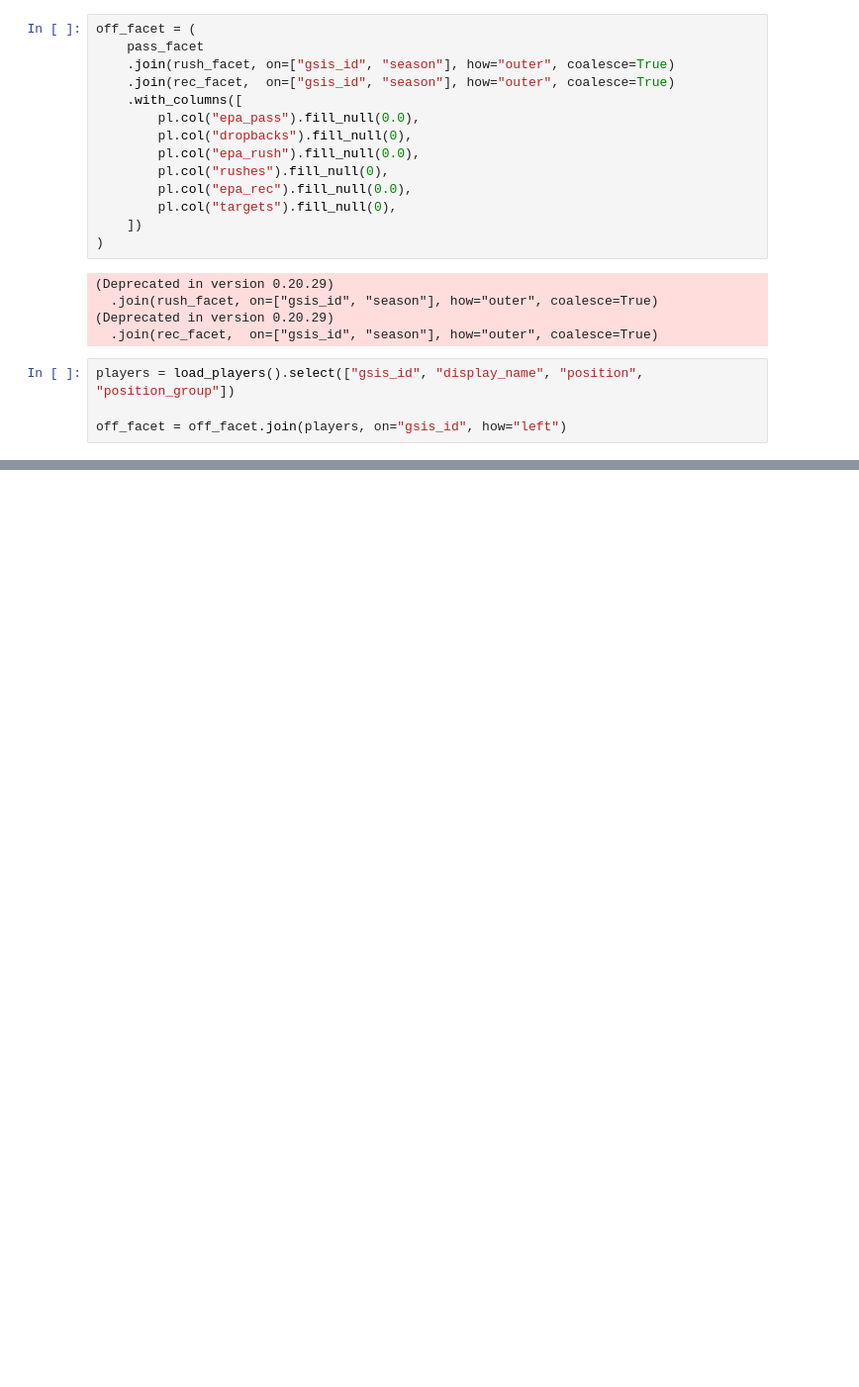
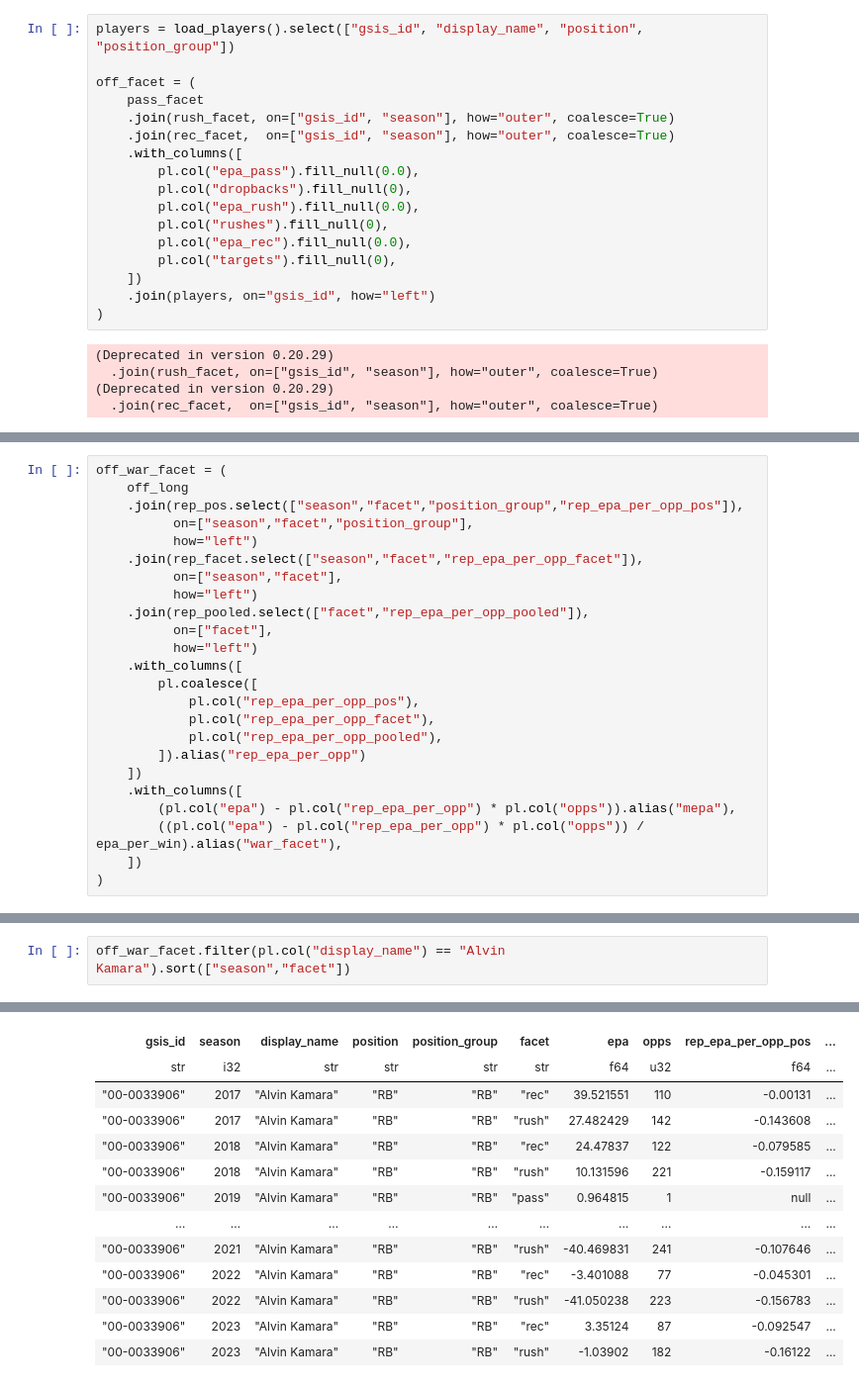
Before and after one commit to ShinThomas/utility-player-value, a Jupyter notebook: notebooks/04_nfl_war.ipynb, the cells around one changed output, grey strips where cells are left out. Shown at 99% size. Cells and saved outputs as stored; diff of their text form; blank space fills up the shorter version.

```diff
--- a/notebooks/04_nfl_war.ipynb
+++ b/notebooks/04_nfl_war.ipynb
@@ -51,6 +51,8 @@ rec_facet = (
 (Deprecated in version 0.20.5)
   pl.count().alias("targets")
 # %%
+players = load_players().select(["gsis_id", "display_name", "position", "position_group"])
+
 off_facet = (
     pass_facet
     .join(rush_facet, on=["gsis_id", "season"], how="outer", coalesce=True)
@@ -63,13 +65,10 @@ off_facet = (
         pl.col("epa_rec").fill_null(0.0),
         pl.col("targets").fill_null(0),
     ])
+    .join(players, on="gsis_id", how="left")
 )
 # %% [output]
 (Deprecated in version 0.20.29)
   .join(rush_facet, on=["gsis_id", "season"], how="outer", coalesce=True)
 (Deprecated in version 0.20.29)
   .join(rec_facet,  on=["gsis_id", "season"], how="outer", coalesce=True)
-# %%
-players = load_players().select(["gsis_id", "display_name", "position", "position_group"])
-
-off_facet = off_facet.join(players, on="gsis_id", how="left")
@@ -104,0 +195,24 @@ off_long = (
+# %%
+off_war_facet = (
+    off_long
+    .join(rep_pos.select(["season","facet","position_group","rep_epa_per_opp_pos"]),
+          on=["season","facet","position_group"],
+          how="left")
+    .join(rep_facet.select(["season","facet","rep_epa_per_opp_facet"]),
+          on=["season","facet"],
+          how="left")
+    .join(rep_pooled.select(["facet","rep_epa_per_opp_pooled"]),
+          on=["facet"],
+          how="left")
+    .with_columns([
+        pl.coalesce([
+            pl.col("rep_epa_per_opp_pos"),
+            pl.col("rep_epa_per_opp_facet"),
+            pl.col("rep_epa_per_opp_pooled"),
+        ]).alias("rep_epa_per_opp")
+    ])
+    .with_columns([
+        (pl.col("epa") - pl.col("rep_epa_per_opp") * pl.col("opps")).alias("mepa"),
+        ((pl.col("epa") - pl.col("rep_epa_per_opp") * pl.col("opps")) / epa_per_win).alias("war_facet"),
+    ])
+)
@@ -104,0 +300,3 @@ off_long = (
+# %%
+off_war_facet.filter(pl.col("display_name") == "Alvin Kamara").sort(["season","facet"])
+# %% [output]
@@ -104,0 +304,13 @@ off_long = (
+| gsis_id | season | display_name | position | position_group | facet | epa | opps | rep_epa_per_opp_pos | ... |
+| str | i32 | str | str | str | str | f64 | u32 | f64 | ... |
+| "00-0033906" | 2017 | "Alvin Kamara" | "RB" | "RB" | "rec" | 39.521551 | 110 | -0.00131 | ... |
+| "00-0033906" | 2017 | "Alvin Kamara" | "RB" | "RB" | "rush" | 27.482429 | 142 | -0.143608 | ... |
+| "00-0033906" | 2018 | "Alvin Kamara" | "RB" | "RB" | "rec" | 24.47837 | 122 | -0.079585 | ... |
+| "00-0033906" | 2018 | "Alvin Kamara" | "RB" | "RB" | "rush" | 10.131596 | 221 | -0.159117 | ... |
+| "00-0033906" | 2019 | "Alvin Kamara" | "RB" | "RB" | "pass" | 0.964815 | 1 | null | ... |
+| … | … | … | … | … | … | … | … | … | ... |
+| "00-0033906" | 2021 | "Alvin Kamara" | "RB" | "RB" | "rush" | -40.469831 | 241 | -0.107646 | ... |
+| "00-0033906" | 2022 | "Alvin Kamara" | "RB" | "RB" | "rec" | -3.401088 | 77 | -0.045301 | ... |
+| "00-0033906" | 2022 | "Alvin Kamara" | "RB" | "RB" | "rush" | -41.050238 | 223 | -0.156783 | ... |
+| "00-0033906" | 2023 | "Alvin Kamara" | "RB" | "RB" | "rec" | 3.35124 | 87 | -0.092547 | ... |
+| "00-0033906" | 2023 | "Alvin Kamara" | "RB" | "RB" | "rush" | -1.03902 | 182 | -0.16122 | ... |
```
Also changed, not shown: parts of 12 cells of this notebook.
